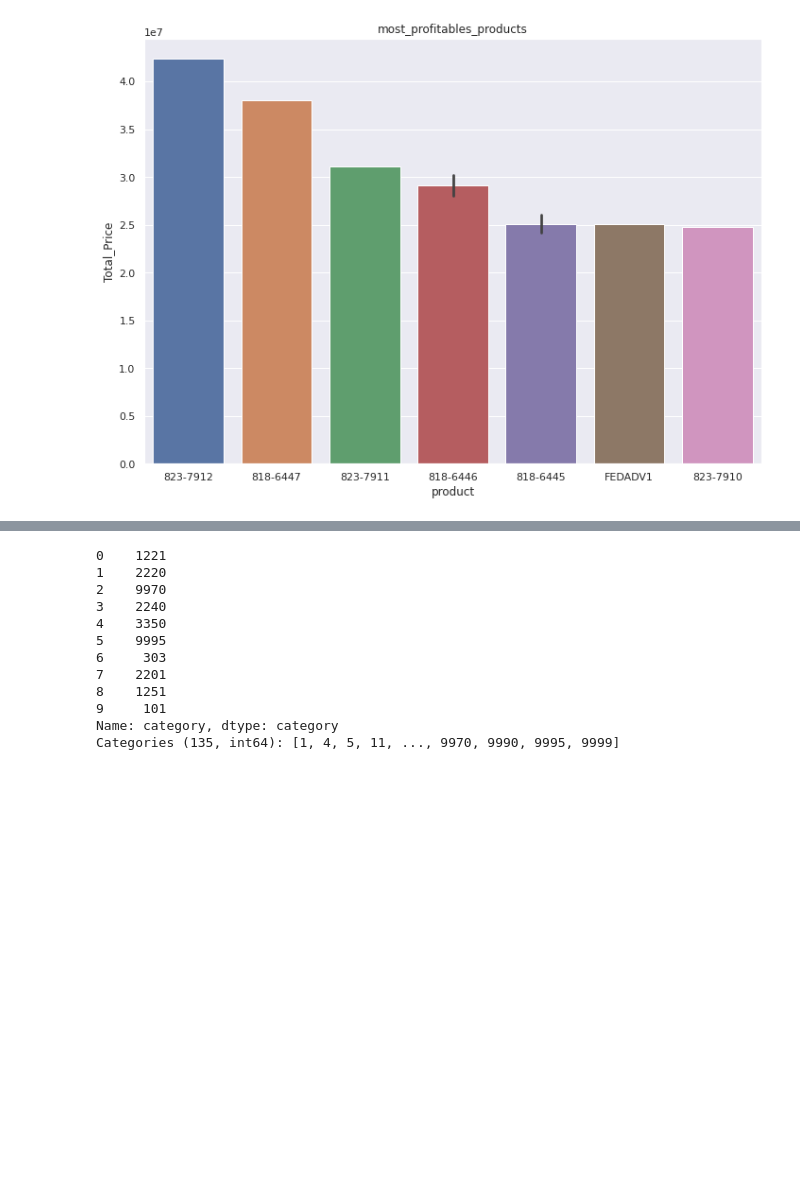
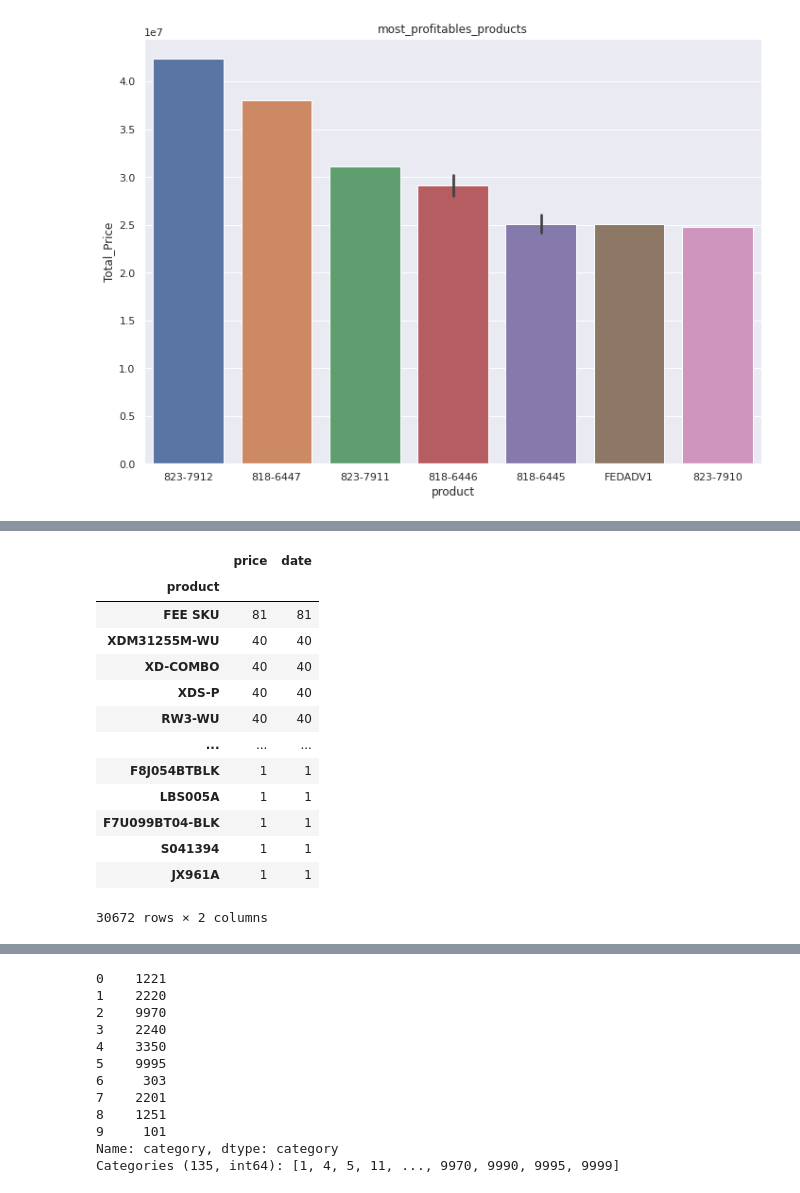
Before and after one commit to goswamimohit/Hello, a Jupyter notebook: Project_odin.ipynb, the cells around one changed output, grey strips where cells are left out. Cells and saved outputs as stored; diff of their text form; code cells hidden in the pictures; blank space fills up the shorter version.

```diff
--- a/Project_odin.ipynb
+++ b/Project_odin.ipynb
@@ -156,0 +202,17 @@ most_profitable_products
+# %%
+df108[df108['price'] >= 1].sort_values('price',ascending=False)
+# %% [output]
+|  | price | date |
+| product |  |  |
+| FEE SKU | 81 | 81 |
+| XDM31255M-WU | 40 | 40 |
+| XD-COMBO | 40 | 40 |
+| XDS-P | 40 | 40 |
+| RW3-WU | 40 | 40 |
+| ... | ... | ... |
+| F8J054BTBLK | 1 | 1 |
+| LBS005A | 1 | 1 |
+| F7U099BT04-BLK | 1 | 1 |
+| S041394 | 1 | 1 |
+| JX961A | 1 | 1 |
+30672 rows × 2 columns
```
Also changed, not shown: parts of 26 cells of this notebook.
